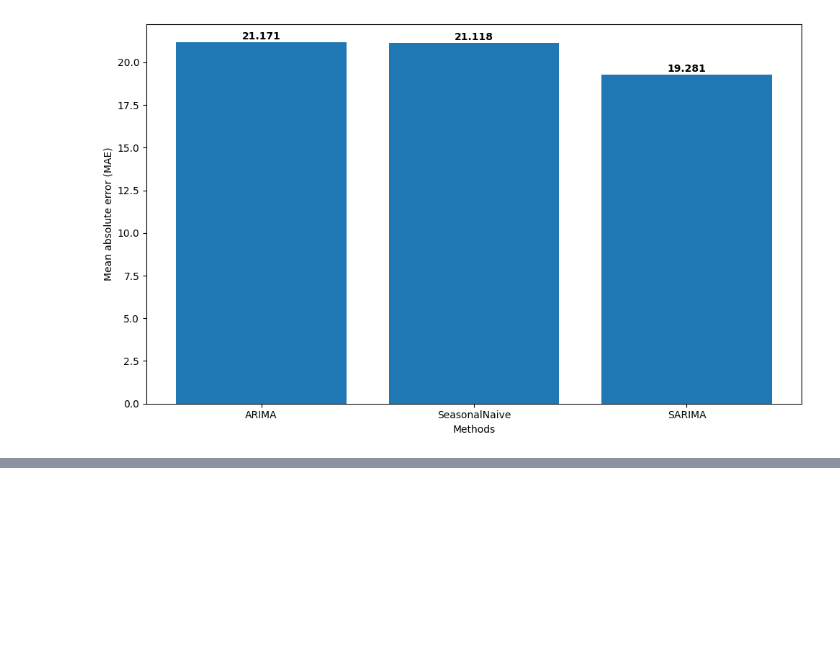
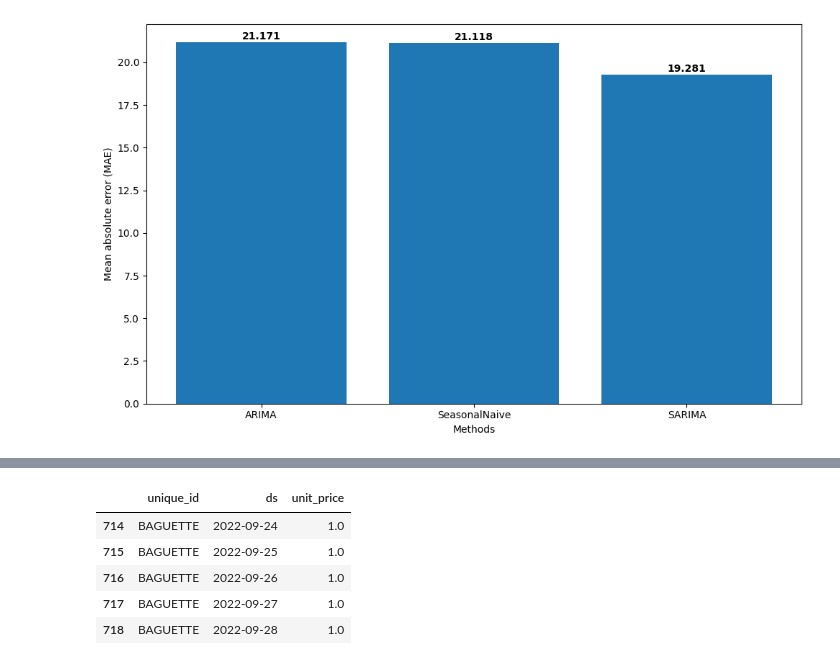
Before and after one commit to MdakaneNtobeko/time-series-forecasting, a Jupyter notebook: bakery.ipynb, the cells around one changed output, grey strips where cells are left out. Saved outputs shown, nothing was run; the diff lists cells and outputs as text; code cells hidden in the pictures; blank space fills up the shorter version.

```diff
--- a/bakery.ipynb
+++ b/bakery.ipynb
@@ -252,0 +292,15 @@ plt.show()
+# %%
+unique_ids = ["BAGUETTE", "CROISSANT"]
+small_df = df[df["unique_id"].isin(unique_ids)]
+test = small_df.groupby("unique_id").tail(7)
+train = small_df.drop(test.index).reset_index(drop=True)
+# %%
+futr_exog_df = test.drop(["y"], axis=1)
+futr_exog_df.head()
+# %% [output]
+|  | unique_id | ds | unit_price |
+| 714 | BAGUETTE | 2022-09-24 | 1.0 |
+| 715 | BAGUETTE | 2022-09-25 | 1.0 |
+| 716 | BAGUETTE | 2022-09-26 | 1.0 |
+| 717 | BAGUETTE | 2022-09-27 | 1.0 |
+| 718 | BAGUETTE | 2022-09-28 | 1.0 |
```
Also changed, not shown: parts of 3 cells of this notebook.
